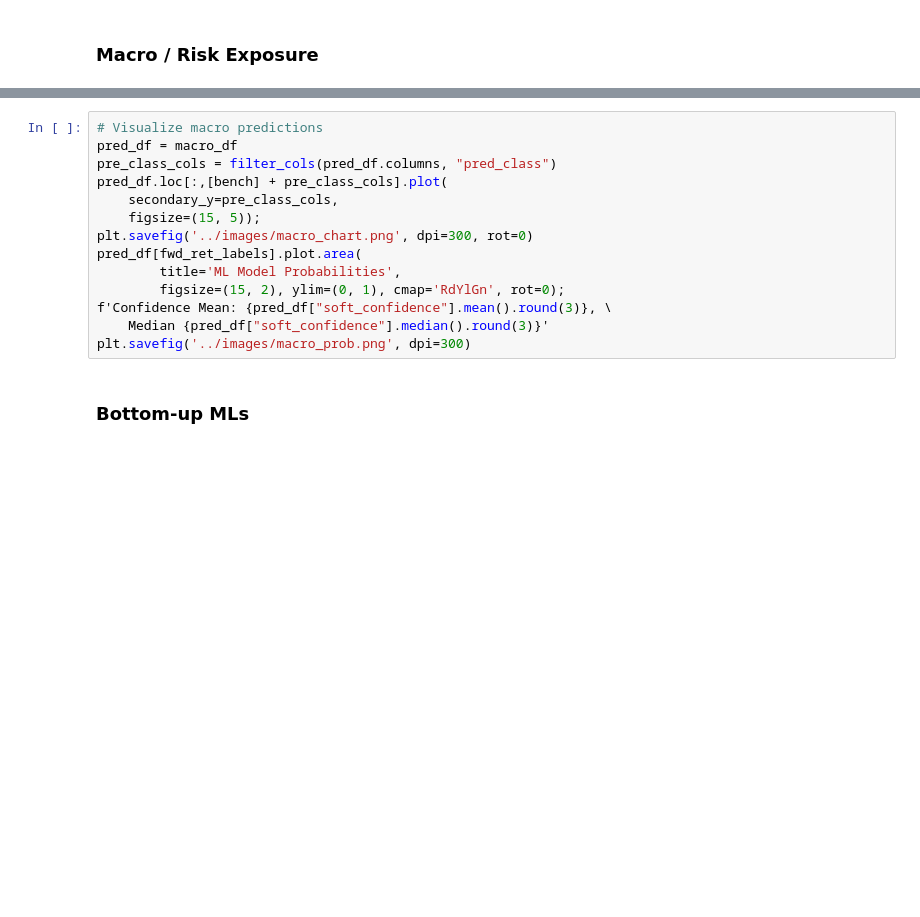
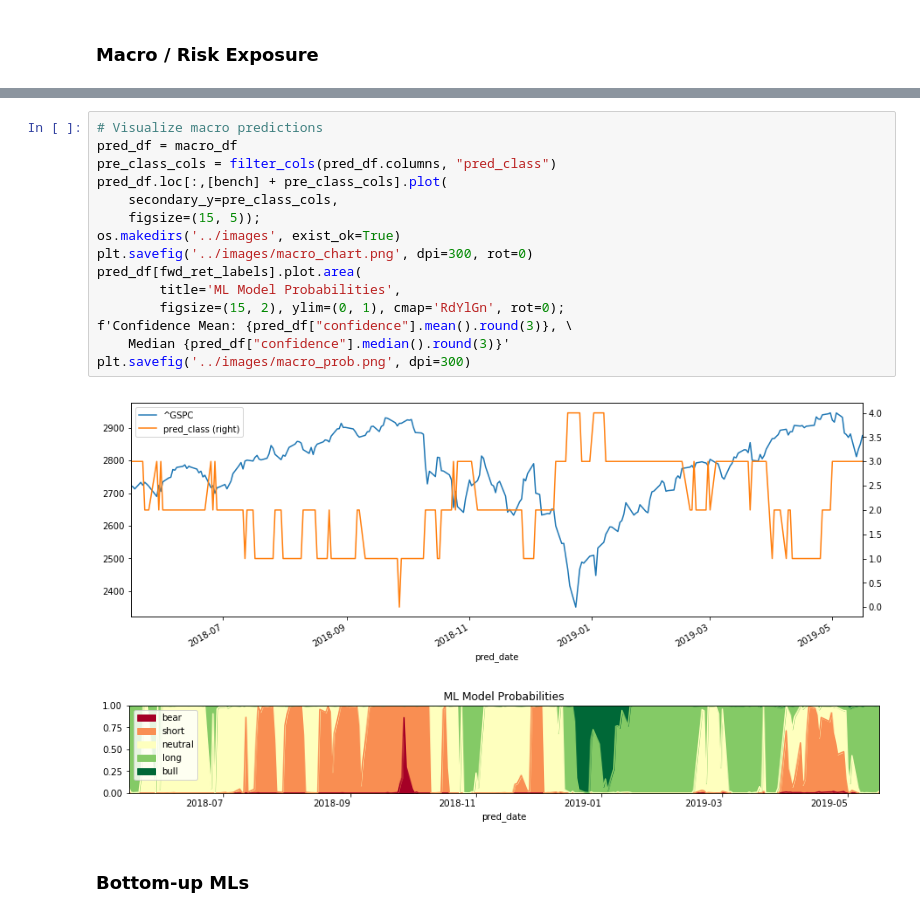
Before and after one commit to webclinic017/inception, a Jupyter notebook: notebooks/ML_insights_new.ipynb, the cells around one changed output, grey strips where cells are left out. Drawn from its saved outputs; the diff is of its cells as text; blank space fills up the shorter version.

```diff
--- a/notebooks/ML_insights_new.ipynb
+++ b/notebooks/ML_insights_new.ipynb
@@ -264,17 +264,21 @@ macro_df.loc[:, show].round(3).tail()
 # %%
 # Visualize macro predictions
 pred_df = macro_df
 pre_class_cols = filter_cols(pred_df.columns, "pred_class")
 pred_df.loc[:,[bench] + pre_class_cols].plot(
     secondary_y=pre_class_cols,
     figsize=(15, 5));
+os.makedirs('../images', exist_ok=True)
 plt.savefig('../images/macro_chart.png', dpi=300, rot=0)
 pred_df[fwd_ret_labels].plot.area(
         title='ML Model Probabilities',
         figsize=(15, 2), ylim=(0, 1), cmap='RdYlGn', rot=0);
-f'Confidence Mean: {pred_df["soft_confidence"].mean().round(3)}, \
-    Median {pred_df["soft_confidence"].median().round(3)}'
+f'Confidence Mean: {pred_df["confidence"].mean().round(3)}, \
+    Median {pred_df["confidence"].median().round(3)}'
 plt.savefig('../images/macro_prob.png', dpi=300)
+# %% [output]
+[figure, added]
+[figure, added]
 # %% [markdown]
 ### Bottom-up MLs
 # %%
```
Also changed, not shown: parts of 18 cells of this notebook.
